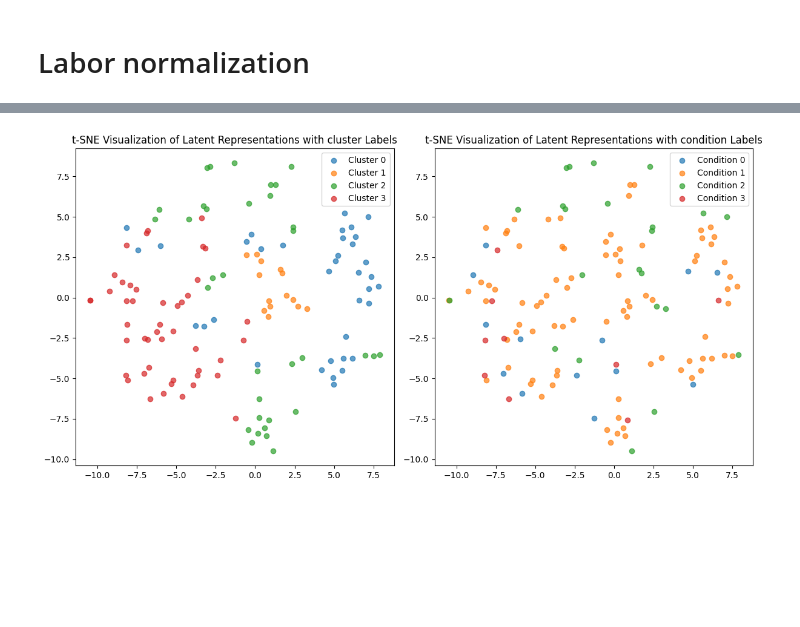
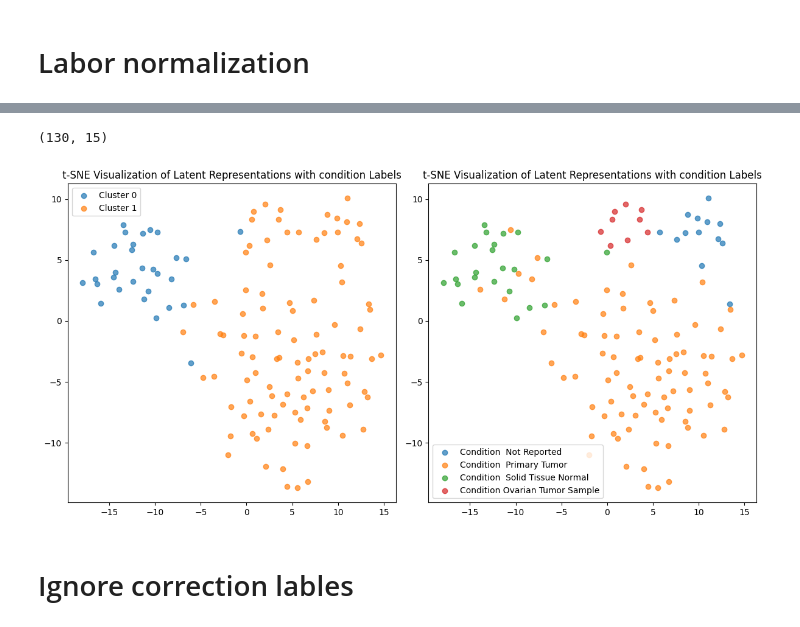
Before and after one commit to david-ege/01---Federated-Patient-Stratification-with-AE---Biostatistik-und-KI-in-der-Medizin, a Jupyter notebook: centralVae/Auto_encoder_real_data.ipynb, the cells around one changed output, grey strips where cells are left out. Cells and saved outputs as stored; diff of their text form; code cells hidden in the pictures; blank space fills up the shorter version.

```diff
--- a/centralVae/Auto_encoder_real_data.ipynb
+++ b/centralVae/Auto_encoder_real_data.ipynb
@@ -443,7 +475,7 @@ for cluster in set(clusters):
 axes[0].set_title('t-SNE Visualization of Latent Representations with cluster Labels')
 axes[0].legend()
 
-conditions = encoded_conditions
+
 unique_conditions = np.unique(conditions)
 for condition in unique_conditions:
     indices = (conditions == condition)
@@ -462,0 +588,25 @@ plt.show()
+# %%
+tsne = TSNE(n_components=2, random_state=0)
+latent_2d = tsne.fit_transform(latent_representations)
+
+fig, axes = plt.subplots(1, 2, figsize=(12, 6))
+for cluster in set(clusters):
+    indices = (clusters == cluster)
+    axes[0].scatter(latent_2d[indices, 0], latent_2d[indices, 1], label=f'Cluster {cluster}', alpha=0.7)
+axes[0].set_title('t-SNE Visualization of Latent Representations with condition Labels')
+axes[0].legend()
+
+unique_conditions = np.unique(conditions)
+for condition in unique_conditions:
+    indices = (conditions == condition)
+    axes[1].scatter(
+        latent_2d[indices, 0],
+        latent_2d[indices, 1],
+        label=f'Condition {condition}',
+        alpha=0.7
+    )
+axes[1].set_title('t-SNE Visualization of Latent Representations with condition Labels')
+axes[1].legend()
+
+plt.tight_layout()
+plt.show()
@@ -463,7 +615,7 @@ plt.show()
 # %% [markdown]
 # Labor normalization
 # %%
-proteomics_tensor_group_normalized = torch.tensor(sample_data_normalized, dtype=torch.float32)
+proteomics_tensor_group_normalized = torch.tensor(sample_data_group_normalized, dtype=torch.float32)
 # %%
 norm_proteomics_ds = TensorDataset(proteomics_tensor_group_normalized)
 norm_proteomics_dl = DataLoader(proteomics_ds, batch_size=64, shuffle=True)
@@ -497,33 +649,39 @@ Epoch 150, Loss: 1.8037214676539104
 # %%
 latent_representations = extract_latent_space(goae_model_norm, proteomics_tensor_group_normalized)
 # %%
-n_clusters = 4
+n_clusters = 2
 kmeans = KMeans(n_clusters=n_clusters, random_state=22)
 clusters = kmeans.fit_predict(latent_representations)
+# %%
+latent_representations.shape
+# %% [output]
+(130, 15)
 # %%
-tsne = TSNE(n_components=2, random_state=0)
-latent_2d = tsne.fit_transform(latent_representations)
+tsne = TSNE(n_components=2, perplexity=15.0)
+latent_2d = tsne.fit_transform(latent_representations )
 
 fig, axes = plt.subplots(1, 2, figsize=(12, 6))
 for cluster in set(clusters):
     indices = (clusters == cluster)
     axes[0].scatter(latent_2d[indices, 0], latent_2d[indices, 1], label=f'Cluster {cluster}', alpha=0.7)
-axes[0].set_title('t-SNE Visualization of Latent Representations with cluster Labels')
+axes[0].set_title('t-SNE Visualization of Latent Representations with condition Labels')
 axes[0].legend()
 
 unique_conditions = np.unique(conditions)
 for condition in unique_conditions:
     indices = (conditions == condition)
     axes[1].scatter(
         latent_2d[indices, 0],
         latent_2d[indices, 1],
         label=f'Condition {condition}',
         alpha=0.7
     )
 axes[1].set_title('t-SNE Visualization of Latent Representations with condition Labels')
 axes[1].legend()
 
 plt.tight_layout()
 plt.show()
 # %% [output]
-[figure, old version]
+[figure, new version]
+# %% [markdown]
+# Ignore correction lables
```
Also changed, not shown: parts of 22 cells of this notebook, 2 other files.
